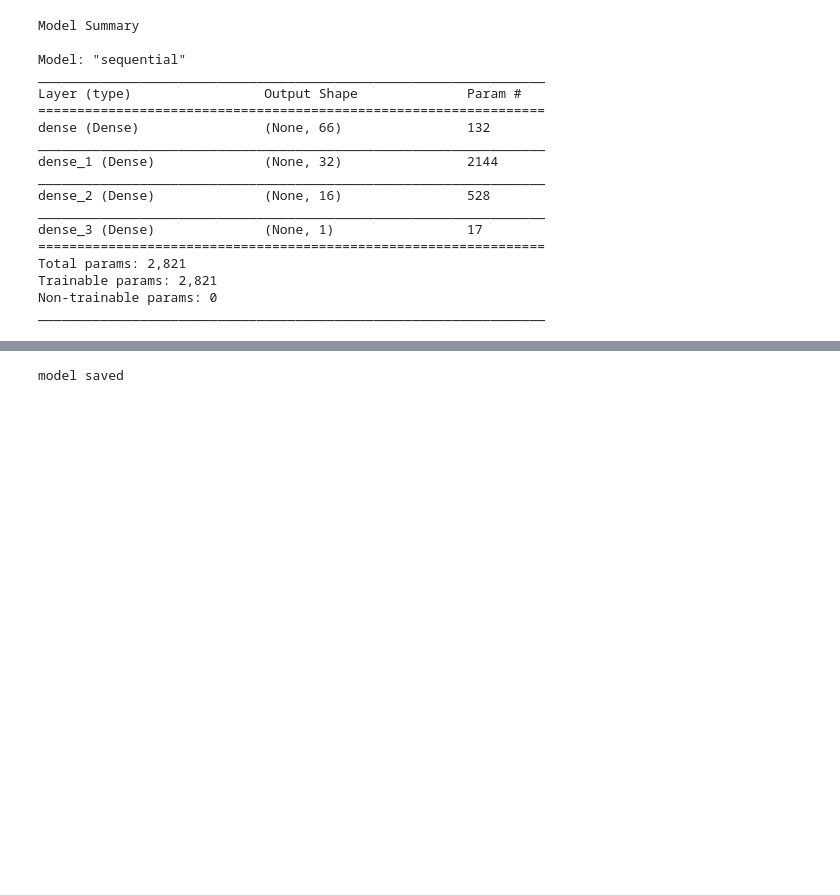
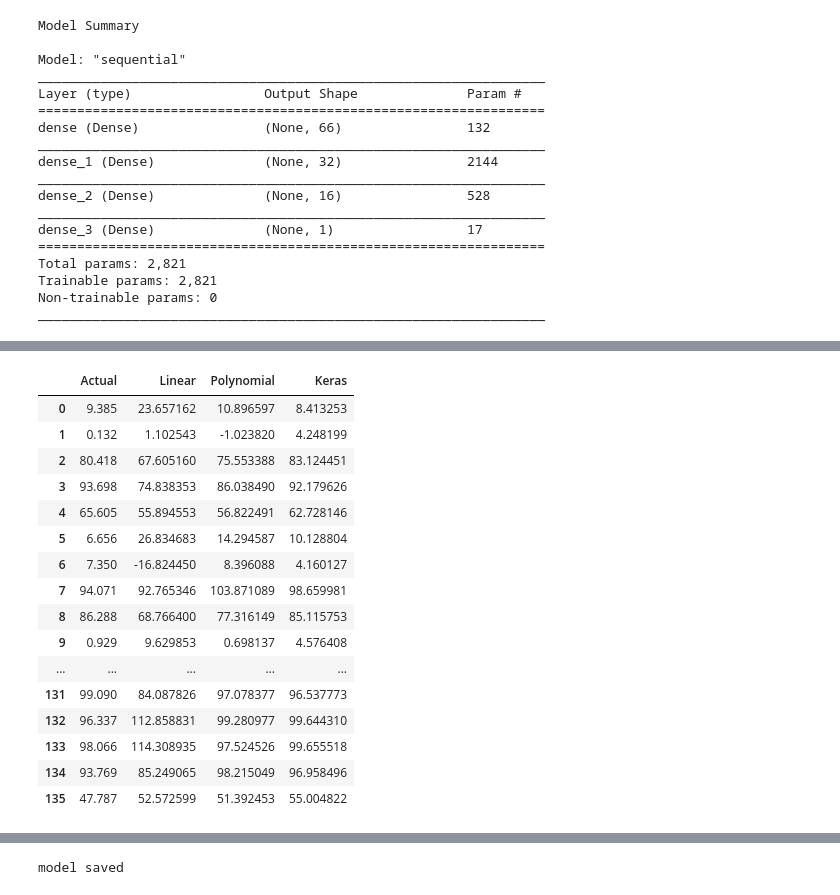
Before and after one commit to dconn20/MachineLearning.Project, a Jupyter notebook: Machine Learning & Statistics Project 2020.ipynb, the cells around one changed output, grey strips where cells are left out. Drawn from its saved outputs; the diff is of its cells as text; code cells hidden in the pictures; blank space fills up the shorter version.

```diff
--- a/Machine Learning & Statistics Project 2020.ipynb
+++ b/Machine Learning & Statistics Project 2020.ipynb
@@ -557,0 +588,22 @@ plt.legend()
+# %%
+# Create dataframe to view predictions from each model against the actual values [8]
+Predictionsdf = pd.DataFrame({'Actual': y_test.flatten(), 'Linear': lin_pred.flatten(), 'Polynomial': poly_pred.flatten(), 'Keras': keras_pred.flatten()})
+Predictionsdf
+# %% [output]
+|  | Actual | Linear | Polynomial | Keras |
+| 0 | 9.385 | 23.657162 | 10.896597 | 8.413253 |
+| 1 | 0.132 | 1.102543 | -1.023820 | 4.248199 |
+| 2 | 80.418 | 67.605160 | 75.553388 | 83.124451 |
+| 3 | 93.698 | 74.838353 | 86.038490 | 92.179626 |
+| 4 | 65.605 | 55.894553 | 56.822491 | 62.728146 |
+| 5 | 6.656 | 26.834683 | 14.294587 | 10.128804 |
+| 6 | 7.350 | -16.824450 | 8.396088 | 4.160127 |
+| 7 | 94.071 | 92.765346 | 103.871089 | 98.659981 |
+| 8 | 86.288 | 68.766400 | 77.316149 | 85.115753 |
+| 9 | 0.929 | 9.629853 | 0.698137 | 4.576408 |
+| ... | ... | ... | ... | ... |
+| 131 | 99.090 | 84.087826 | 97.078377 | 96.537773 |
+| 132 | 96.337 | 112.858831 | 99.280977 | 99.644310 |
+| 133 | 98.066 | 114.308935 | 97.524526 | 99.655518 |
+| 134 | 93.769 | 85.249065 | 98.215049 | 96.958496 |
+| 135 | 47.787 | 52.572599 | 51.392453 | 55.004822 |
```
Also changed, not shown: parts of 59 cells of this notebook, 3 other files.
